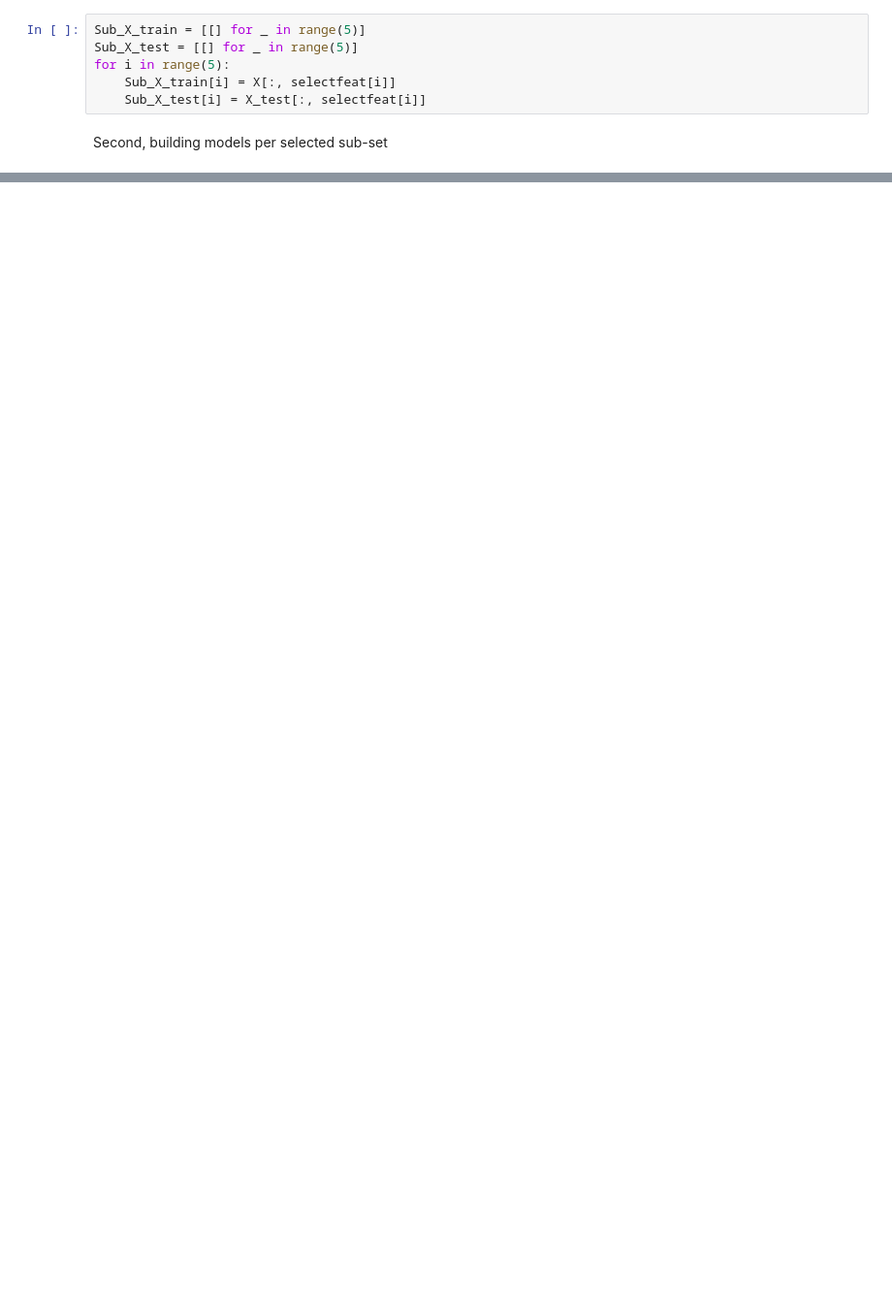
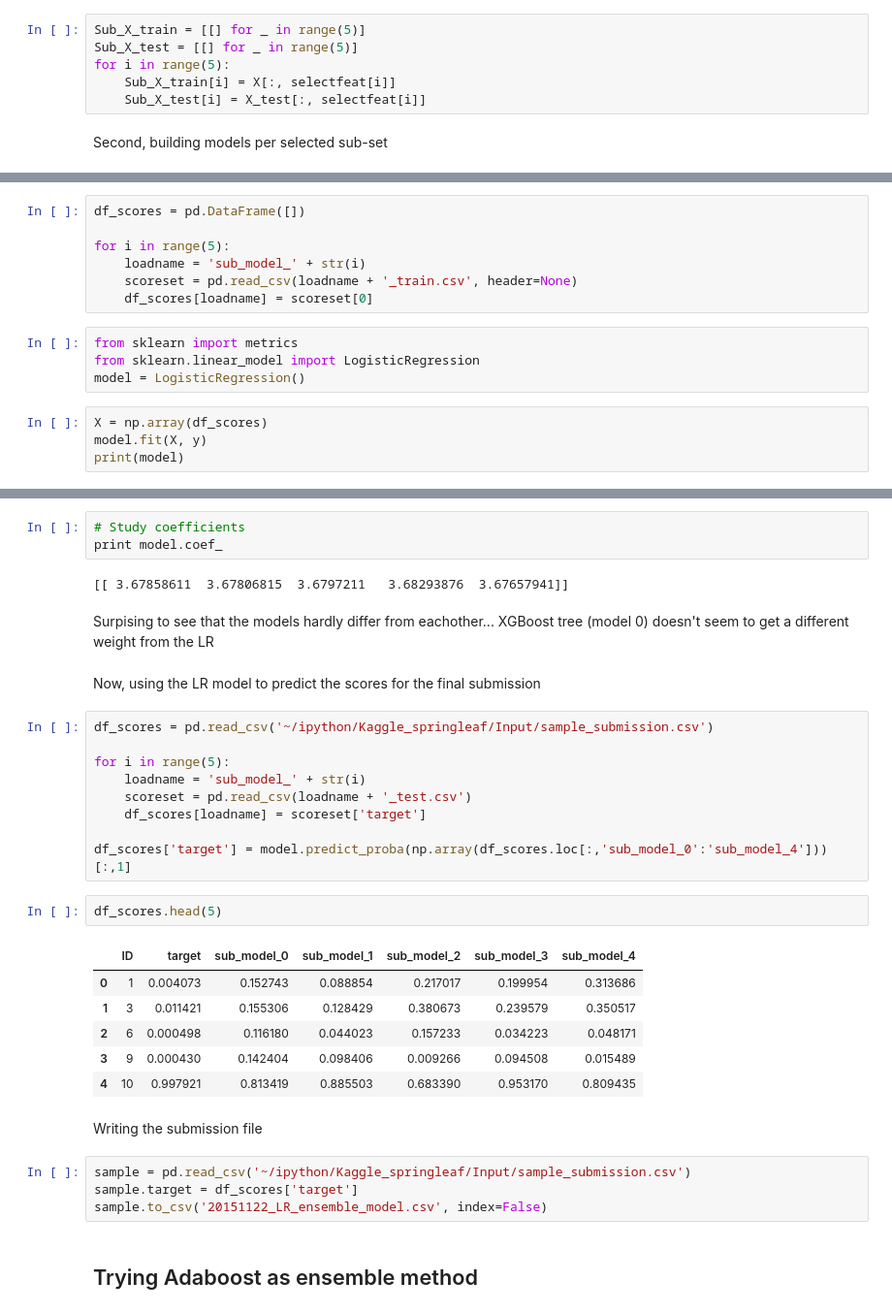
Before and after one commit to wkuling/Kaggle_springleaf, a Jupyter notebook: Process/Kaggle Springleaf with XGBoost.ipynb, the cells around one changed output, grey strips where cells are left out. Shown at 97% size. Cells and saved outputs as stored; diff of their text form; blank space fills up the shorter version.

```diff
--- a/Process/Kaggle Springleaf with XGBoost.ipynb
+++ b/Process/Kaggle Springleaf with XGBoost.ipynb
@@ -550,0 +427,15 @@ Third, building a LR model on these scores, including the version from the LR wi
+# %%
+df_scores = pd.DataFrame([])
+
+for i in range(5):
+    loadname = 'sub_model_' + str(i)
+    scoreset = pd.read_csv(loadname + '_train.csv', header=None)
+    df_scores[loadname] = scoreset[0]
+# %%
+from sklearn import metrics
+from sklearn.linear_model import LogisticRegression
+model = LogisticRegression()
+# %%
+X = np.array(df_scores)
+model.fit(X, y)
+print(model)
@@ -550,0 +464,35 @@ Third, building a LR model on these scores, including the version from the LR wi
+# %%
+# Study coefficients
+print model.coef_
+# %% [output]
+[[ 3.67858611  3.67806815  3.6797211   3.68293876  3.67657941]]
+# %% [markdown]
+Surpising to see that the models hardly differ from eachother... XGBoost tree (model 0) doesn't seem to get a different weight from the LR
+# %% [markdown]
+Now, using the LR model to predict the scores for the final submission
+# %%
+df_scores = pd.read_csv('~/ipython/Kaggle_springleaf/Input/sample_submission.csv')
+
+for i in range(5):
+    loadname = 'sub_model_' + str(i)
+    scoreset = pd.read_csv(loadname + '_test.csv')
+    df_scores[loadname] = scoreset['target']
+
+df_scores['target'] = model.predict_proba(np.array(df_scores.loc[:,'sub_model_0':'sub_model_4']))[:,1]
+# %%
+df_scores.head(5)
+# %% [output]
+|  | ID | target | sub_model_0 | sub_model_1 | sub_model_2 | sub_model_3 | sub_model_4 |
+| 0 | 1 | 0.004073 | 0.152743 | 0.088854 | 0.217017 | 0.199954 | 0.313686 |
+| 1 | 3 | 0.011421 | 0.155306 | 0.128429 | 0.380673 | 0.239579 | 0.350517 |
+| 2 | 6 | 0.000498 | 0.116180 | 0.044023 | 0.157233 | 0.034223 | 0.048171 |
+| 3 | 9 | 0.000430 | 0.142404 | 0.098406 | 0.009266 | 0.094508 | 0.015489 |
+| 4 | 10 | 0.997921 | 0.813419 | 0.885503 | 0.683390 | 0.953170 | 0.809435 |
+# %% [markdown]
+Writing the submission file
+# %%
+sample = pd.read_csv('~/ipython/Kaggle_springleaf/Input/sample_submission.csv')
+sample.target = df_scores['target']
+sample.to_csv('20151122_LR_ensemble_model.csv', index=False)
+# %% [markdown]
+## Trying Adaboost as ensemble method
```
Also changed, not shown: parts of 54 cells of this notebook.
